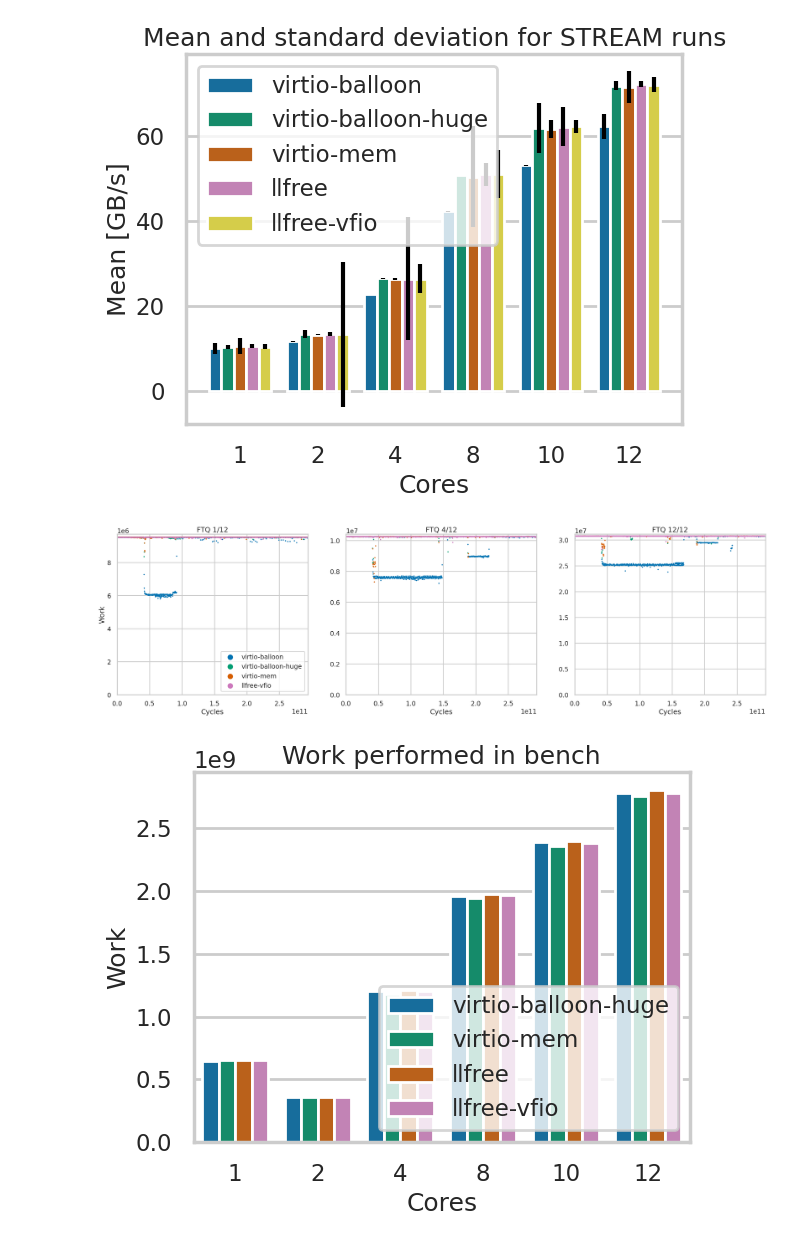
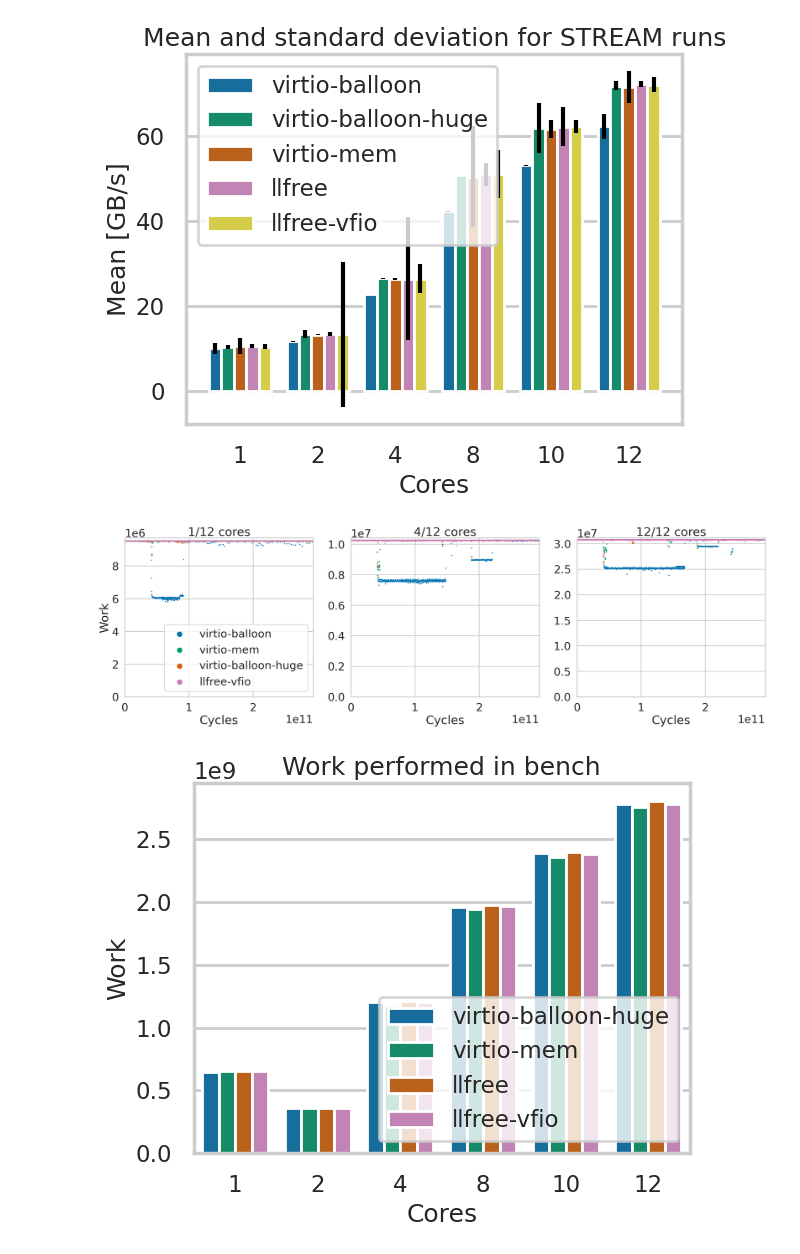
Before and after one commit to luhsra/hyperalloc-bench, a Jupyter notebook: stream.ipynb, the cells around one changed output. Cells and saved outputs as stored; diff of their text form; code cells hidden in the pictures.

Commit message:
Increased font size and changed order of stream/ftq plots

```diff
--- a/stream.ipynb
+++ b/stream.ipynb
@@ -11,8 +11,20 @@ import json
 from utils import dref_dataframe, dref_dataframe_multi
 
 sns.set_style("whitegrid")
-sns.set_context("poster", font_scale=0.75)
+#sns.set_context("poster", font_scale=0.75)
+sns.set_context("poster", font_scale=1.3)
 sns.set_palette("colorblind6")
+
+def set_plt_font_size(size: int = 16):
+    return
+    #plt.rc('font', size=size)
+    #plt.rc('axes', titlesize=size)
+    #plt.rc('axes', labelsize=size)
+    #plt.rc('xtick', labelsize=size)
+    #plt.rc('ytick', labelsize=size)
+    #plt.rc('legend', fontsize=size)
+    #plt.rc('figure', titlesize=size)
+    #sns.set_theme(font_scale=2)
 
 def plot_core_configs(cores: list[int], do_plot: Callable[[int, any], plt.Axes]) -> plt.Figure:
     ncores = len(cores)
@@ -62,7 +74,7 @@ def load_streams(p: Path, cores: list[int], max_t: float = 140.0) -> pd.DataFram
         base = load_stream_csv(p, c, "virtio-balloon")
         retained_samples = next((i for i, t in enumerate(base["IterTime"]) if t >= max_t), len(base["IterTime"]))
         frames.append(base.head(retained_samples))
-        for d in ["virtio-balloon-huge", "virtio-mem", "llfree", "llfree-vfio"]:
+        for d in ["virtio-mem", "virtio-balloon-huge", "llfree", "llfree-vfio"]:
             frames.append(load_stream_csv(p, c, d).head(retained_samples))
 
     return pd.concat(frames)
@@ -154,7 +166,7 @@ def sum_ftqs_batched(path: Path, cores: int, driver: str, samples: int) -> pd.Da
 def load_ftqs(p: Path, cores: list[int]) -> pd.DataFrame:
     frames = []
     for c in cores:
-        for d in ["virtio-balloon", "virtio-balloon-huge", "virtio-mem", "llfree", "llfree-vfio"]:
+        for d in ["virtio-balloon", "virtio-mem", "virtio-balloon-huge", "llfree", "llfree-vfio"]:
             frames.append(sum_ftqs_batched(p, c, d, 1096))
 
     return pd.concat(frames)
@@ -164,22 +176,22 @@ dref_dataframe("ftq", Path("stream"), ["Driver", "Cores", "Times"], ftq)
 # %%
 def plot_ftq(cores: int, axis: any) -> plt.Axes:
     d = ftq.loc[ftq["Cores"] == cores]
     d = d.loc[d["Driver"] != "llfree"]
     plot = sns.scatterplot(x="Times", y="Counts", data=d, hue="Driver", s=10.0, ax=axis, linewidth=0)
     plot.set_ylim(0.0)
     plot.set_xlim(0.0, d["Times"].iloc[-1])
     plot.set_ylabel("Work")
     plot.set_xlabel("Cycles")
-    plot.set_title(f"FTQ {cores}/12")
+    plot.set_title(f"{cores}/12 cores")
     plot.legend(loc="lower right")
     plot.get_legend().set_visible(cores == 1)
     plot.get_legend().set_title("")
     return plot
 
 fig = plot_core_configs([1, 4, 12], plot_ftq)
 render_plt(fig, "ftq")
 # %% [output]
-[figure, old version]
+[figure, new version]
 # %%
 def calc_ftq_speedz(cores: list[int]) -> pd.DataFrame:
     frames = []
```
Also changed, not shown: parts of 1 cell of this notebook, 2 other files.
